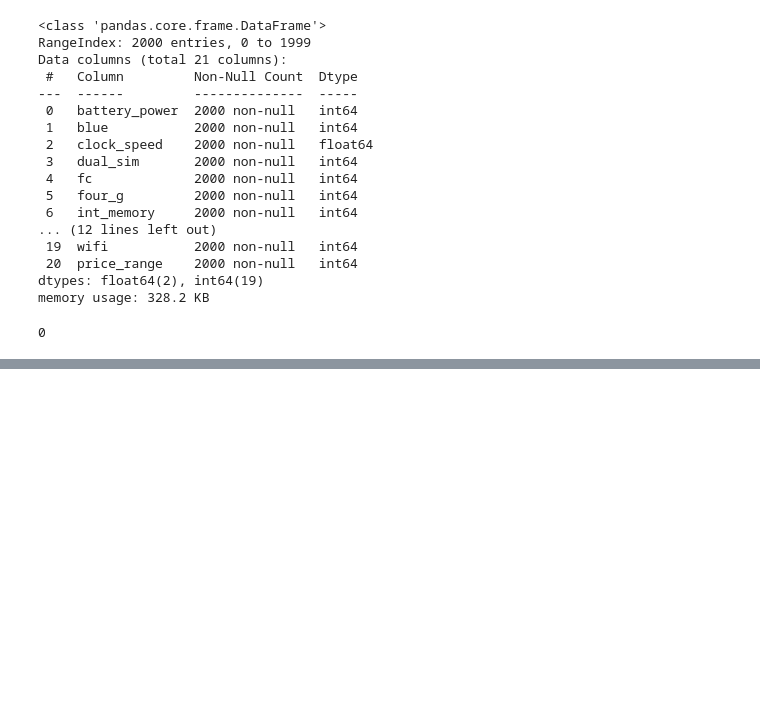
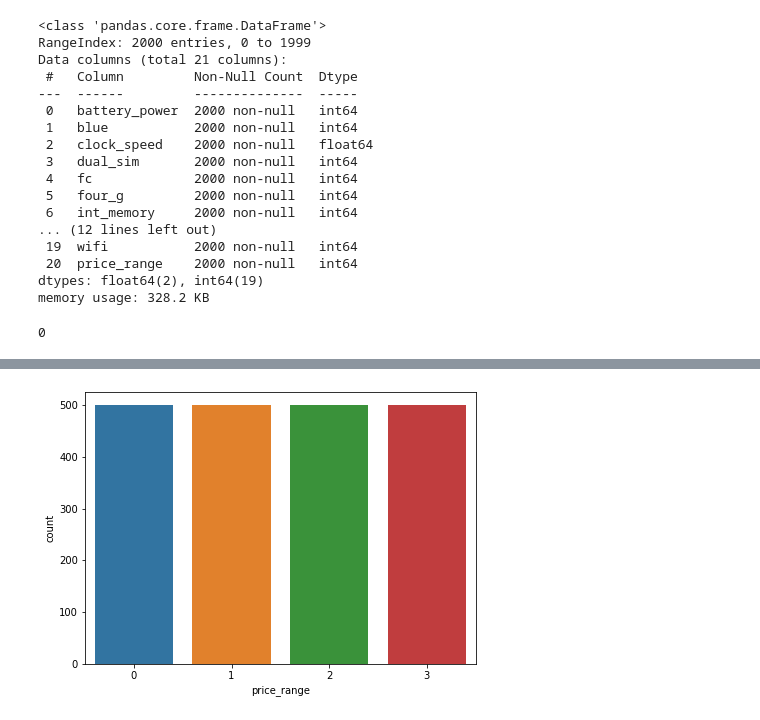
Before and after one commit to sagar2582/Capstone-3-Mobile_Price_Prediction, a Jupyter notebook: Capstone_3_Mobile_Price_Prediction.ipynb, the cells around one changed output, grey strips where cells are left out. Cells and saved outputs as stored; diff of their text form; code cells hidden in the pictures; blank space fills up the shorter version.

```diff
--- a/Capstone_3_Mobile_Price_Prediction.ipynb
+++ b/Capstone_3_Mobile_Price_Prediction.ipynb
@@ -184,0 +209,9 @@ df.describe()
+# %%
+# Plotting a countplot
+
+plt.figure(figsize=(7,5))
+sns.countplot(x = df['price_range'])
+plt.title('')
+plt.show()
+# %% [output]
+[figure, added]
```
Also changed, not shown: parts of 20 cells of this notebook.
